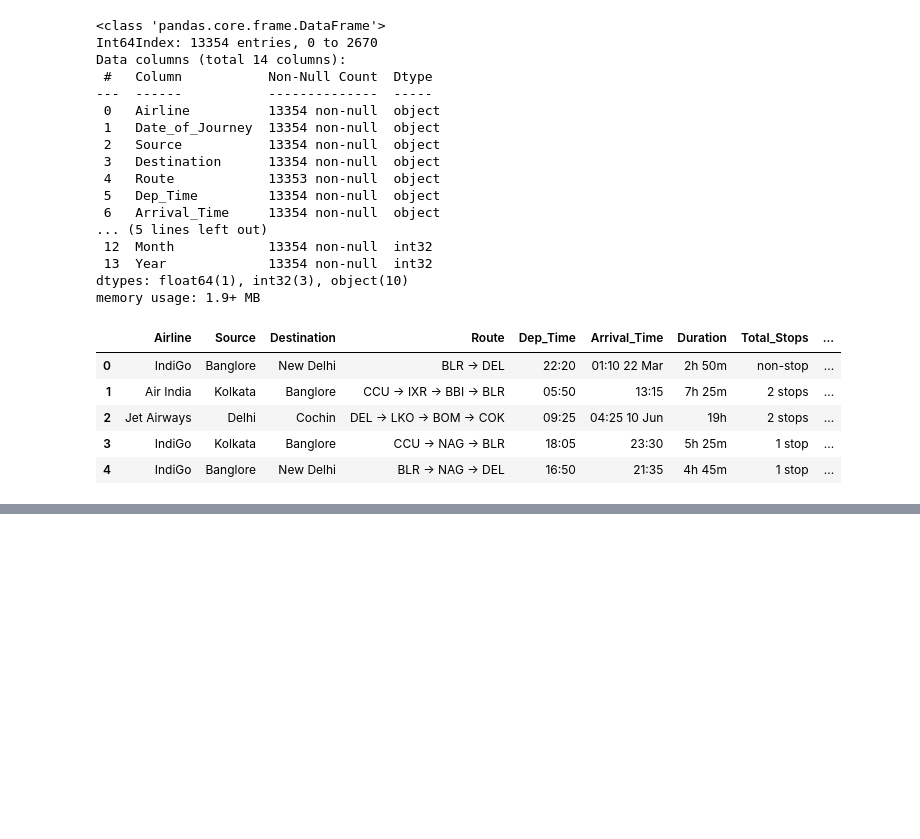
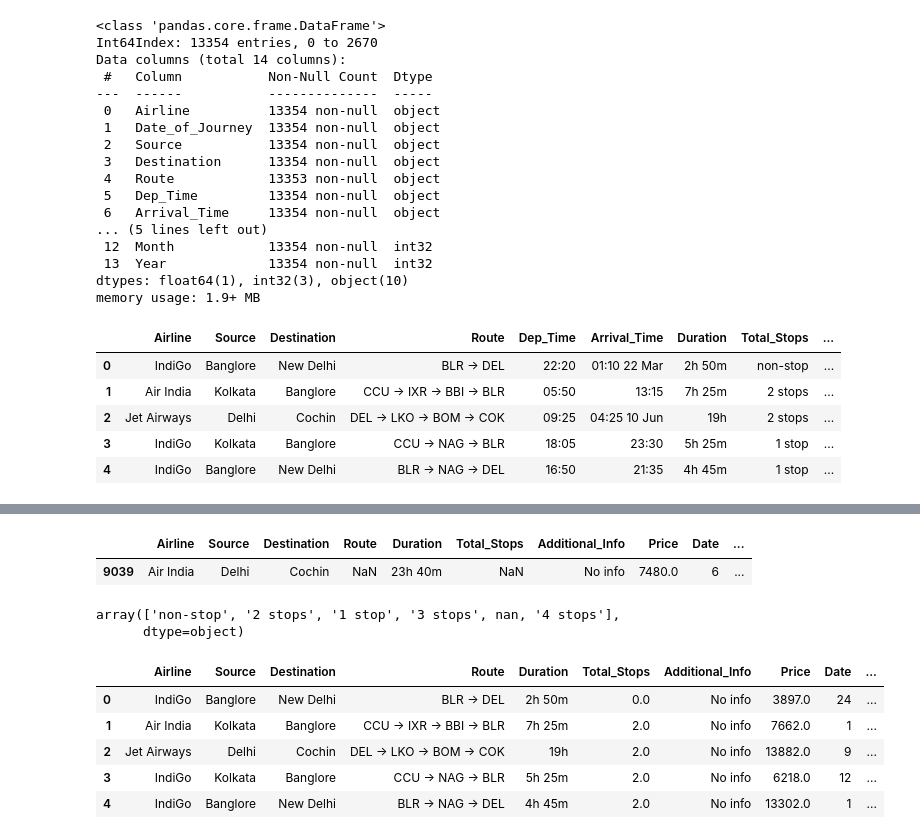
Before and after one commit to Abhilashg11/hustle_ML, a Jupyter notebook: EDA/flight_prediction.ipynb, the cells around one changed output, grey strips where cells are left out. Cells and saved outputs as stored; diff of their text form; code cells hidden in the pictures; blank space fills up the shorter version.

```diff
--- a/EDA/flight_prediction.ipynb
+++ b/EDA/flight_prediction.ipynb
@@ -93,0 +130,30 @@ final_df['A']
+# %%
+final_df.drop('Arrival_Time',axis=1,inplace=True)
+# %%
+final_df['Dep_Hour'] = final_df['Dep_Time'].apply(lambda x:x.split(':')[0])
+final_df['Dept_Min'] = final_df['Dep_Time'].apply(lambda x:x.split(':')[1])
+final_df['Dep_Hour'] = final_df['Dep_Hour'].astype(int)
+final_df['Dept_Min'] = final_df['Dept_Min'].astype(int)
+# %%
+final_df.drop('Dep_Time',axis=1,inplace=True)
+# %%
+final_df[final_df['Total_Stops'].isnull()]
+# %% [output]
+|  | Airline | Source | Destination | Route | Duration | Total_Stops | Additional_Info | Price | Date | ... |
+| 9039 | Air India | Delhi | Cochin | NaN | 23h 40m | NaN | No info | 7480.0 | 6 | ... |
+# %%
+final_df['Total_Stops'].unique()
+# %% [output]
+array(['non-stop', '2 stops', '1 stop', '3 stops', nan, '4 stops'],
+      dtype=object)
+# %%
+final_df['Total_Stops'].replace({'non-stop': 0, '2 stops':2, '1 stop':2, '3 stops':3, '4 stops':4,'nan':1},inplace=True)
+# %%
+final_df.head()
+# %% [output]
+|  | Airline | Source | Destination | Route | Duration | Total_Stops | Additional_Info | Price | Date | ... |
+| 0 | IndiGo | Banglore | New Delhi | BLR → DEL | 2h 50m | 0.0 | No info | 3897.0 | 24 | ... |
+| 1 | Air India | Kolkata | Banglore | CCU → IXR → BBI → BLR | 7h 25m | 2.0 | No info | 7662.0 | 1 | ... |
+| 2 | Jet Airways | Delhi | Cochin | DEL → LKO → BOM → COK | 19h | 2.0 | No info | 13882.0 | 9 | ... |
+| 3 | IndiGo | Kolkata | Banglore | CCU → NAG → BLR | 5h 25m | 2.0 | No info | 6218.0 | 12 | ... |
+| 4 | IndiGo | Banglore | New Delhi | BLR → NAG → DEL | 4h 45m | 2.0 | No info | 13302.0 | 1 | ... |
```
Also changed, not shown: parts of 10 cells of this notebook, 2 other files.
